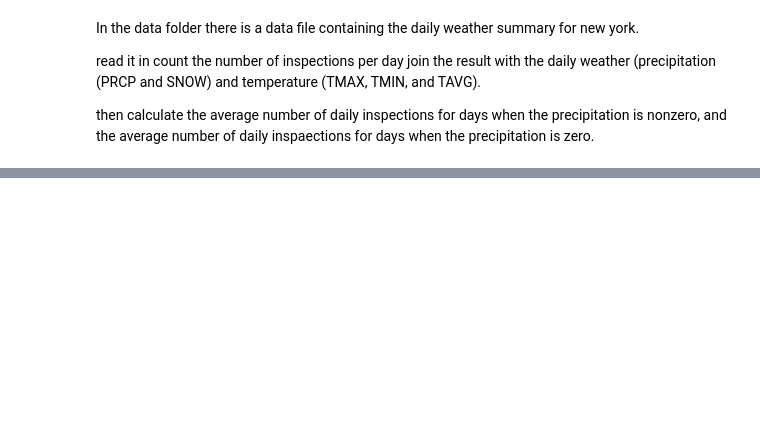
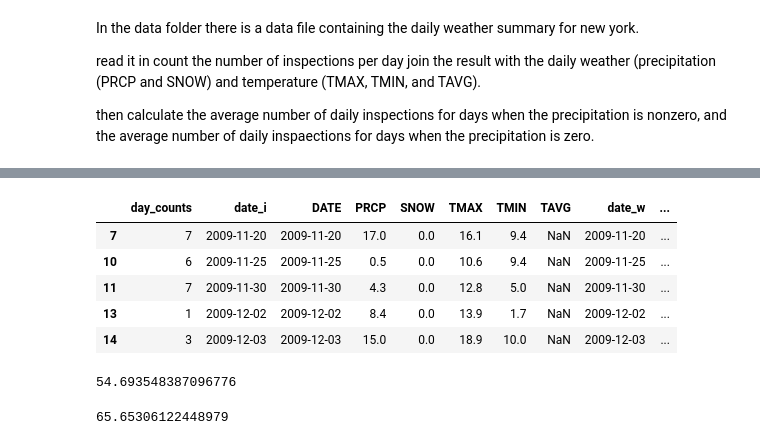
Before and after one commit to bw-matthew/python_exercises, a Jupyter notebook: solutions/CRS/05_solution_crs.ipynb, the cells around one changed output, grey strips where cells are left out. Drawn from its saved outputs; the diff is of its cells as text; code cells hidden in the pictures; blank space fills up the shorter version.

```diff
--- a/solutions/CRS/05_solution_crs.ipynb
+++ b/solutions/CRS/05_solution_crs.ipynb
@@ -27,0 +186,20 @@ weather_csv_name.head()
+# %%
+nonzero = merged[(merged.total_precipitation > 0.0)]
+nonzero.head()
+# %% [output]
+|  | day_counts | date_i | DATE | PRCP | SNOW | TMAX | TMIN | TAVG | date_w | ... |
+| 7 | 7 | 2009-11-20 | 2009-11-20 | 17.0 | 0.0 | 16.1 | 9.4 | NaN | 2009-11-20 | ... |
+| 10 | 6 | 2009-11-25 | 2009-11-25 | 0.5 | 0.0 | 10.6 | 9.4 | NaN | 2009-11-25 | ... |
+| 11 | 7 | 2009-11-30 | 2009-11-30 | 4.3 | 0.0 | 12.8 | 5.0 | NaN | 2009-11-30 | ... |
+| 13 | 1 | 2009-12-02 | 2009-12-02 | 8.4 | 0.0 | 13.9 | 1.7 | NaN | 2009-12-02 | ... |
+| 14 | 3 | 2009-12-03 | 2009-12-03 | 15.0 | 0.0 | 18.9 | 10.0 | NaN | 2009-12-03 | ... |
+# %%
+meanzero = zero["day_counts"].mean()
+print(meanzero)
+# %% [output]
+54.693548387096776
+# %%
+meannonzero = nonzero["day_counts"].mean()
+print(meannonzero)
+# %% [output]
+65.65306122448979
```
Also changed, not shown: parts of 16 cells of this notebook, 1 other file.
